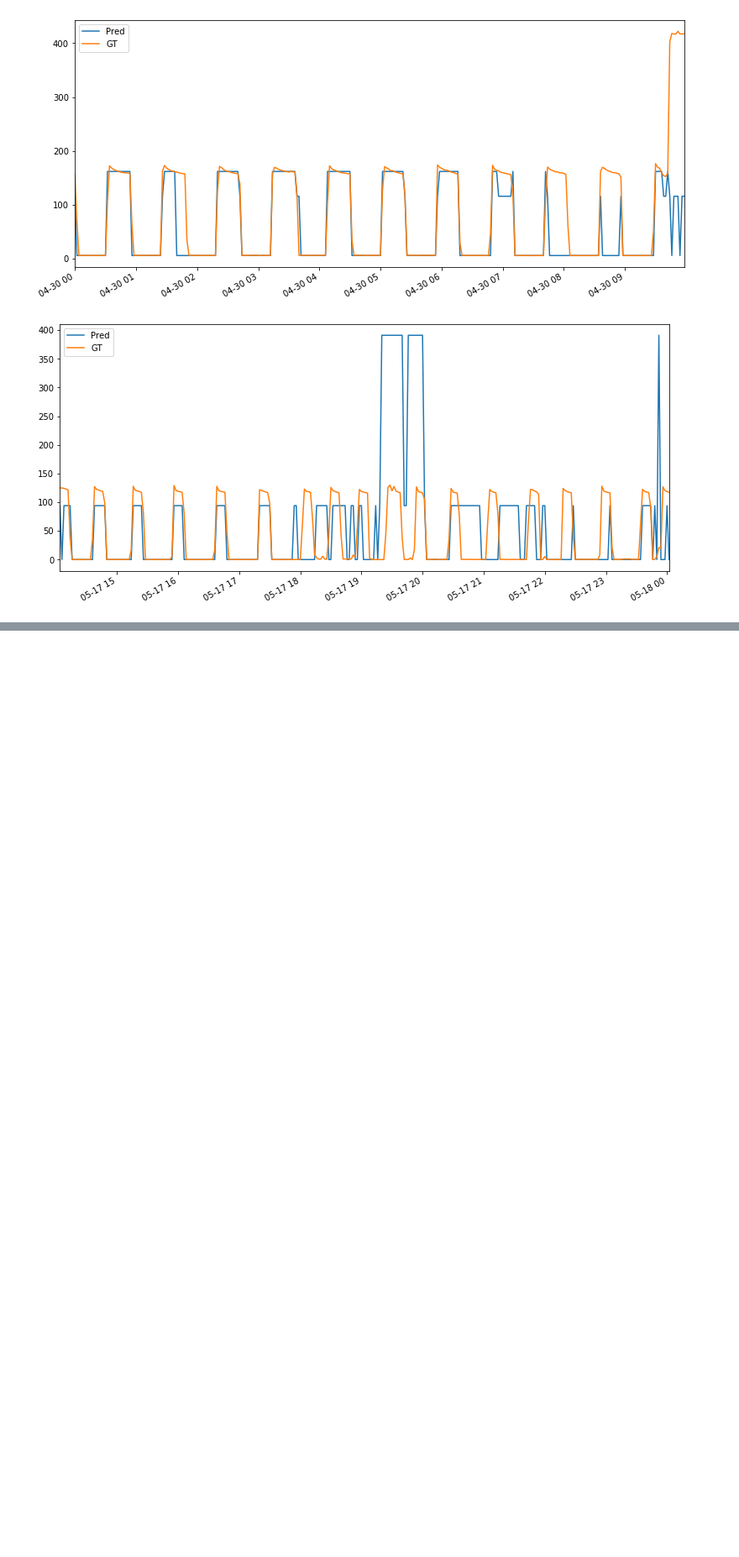
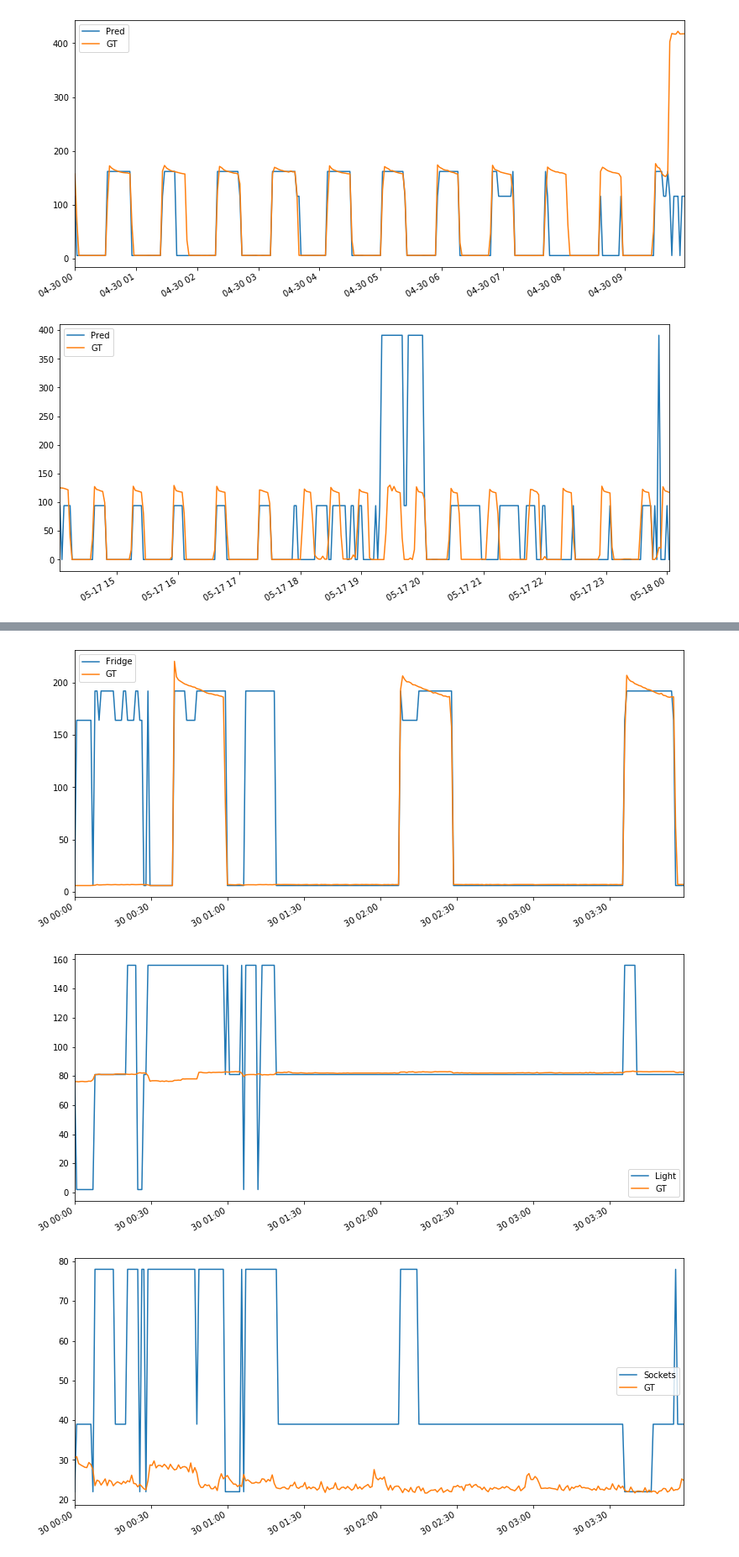
Before and after one commit to leonardohdemelo/NILM-Unifei, a Jupyter notebook: NILM-Unifei.ipynb, the cells around one changed output, grey strips where cells are left out. Shown at 84% size. Cells and saved outputs as stored; diff of their text form; code cells hidden in the pictures; blank space fills up the shorter version.

```diff
--- a/NILM-Unifei.ipynb
+++ b/NILM-Unifei.ipynb
@@ -175,0 +257,6 @@ IndexError: list index out of range
+# %%
+imprime_casa()
+# %% [output]
+[figure, added]
+[figure, added]
+[figure, added]
```
Also changed, not shown: parts of 16 cells of this notebook.
